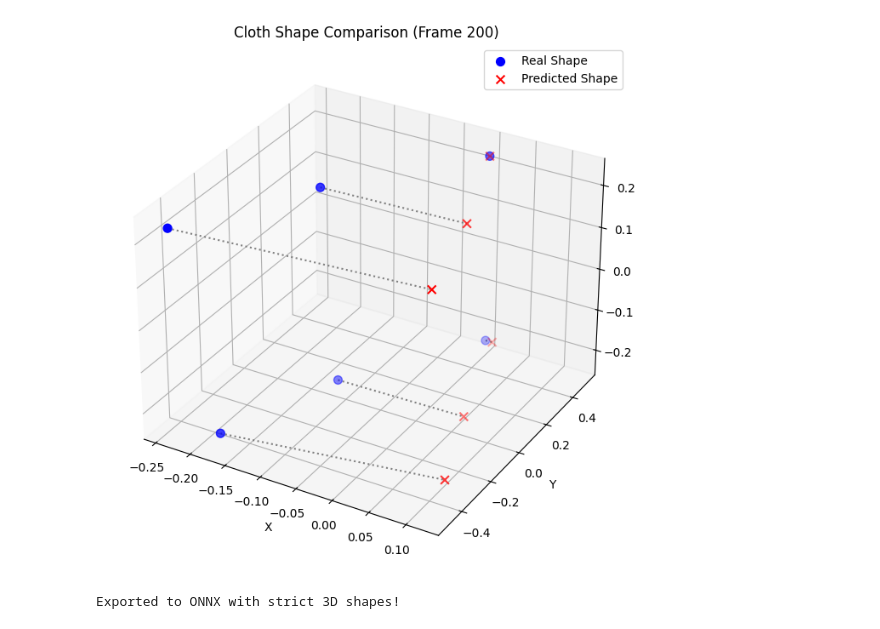
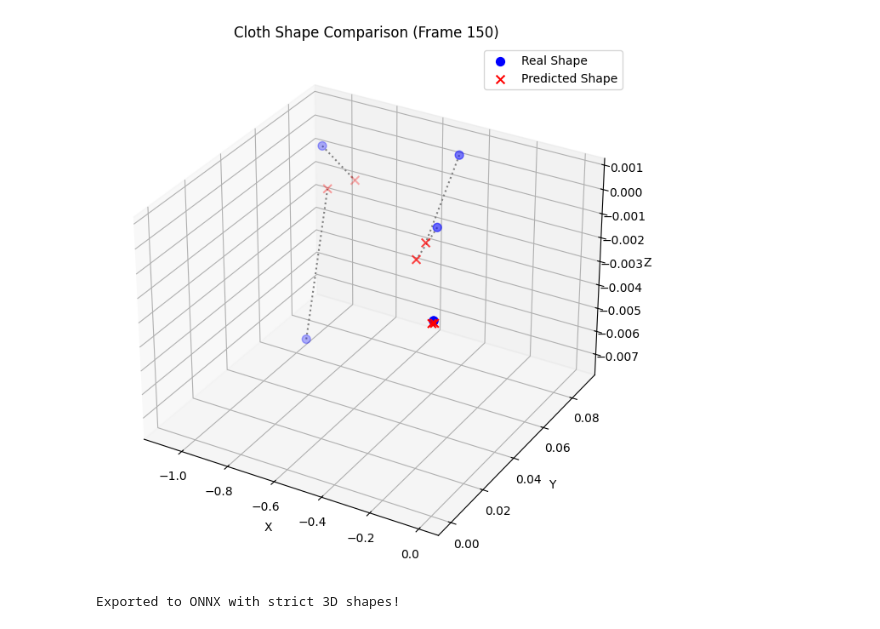
Before and after one commit to mikeletzu/TFG_FisicaOptim, a Jupyter notebook: Entrenamiento/verificacion.ipynb, the cells around one changed output. Cells and saved outputs as stored; diff of their text form; code cells hidden in the pictures.

```diff
--- a/Entrenamiento/verificacion.ipynb
+++ b/Entrenamiento/verificacion.ipynb
@@ -116,8 +116,8 @@ tensor([[[ 1.9761e-01,  4.0412e-02, -2.2512e-01,  1.2261e+00],
 import torch.nn as nn
 import torch.nn.functional as F #acceso rapido a funciones
 import torch.utils.data as data #cargar y manejar el training data
-
-class MyModule(nn.Module):
+"""
+class MyModule(nn.Module): # Versión base # Si se vuelve a poner esto hay que cambiar abajo la entrada del modelo a 4, 64 o lo que sea (neuronas), 3
 
     def __init__(self, num_inputs, num_hidden, num_outputs):
         super().__init__()
@@ -135,8 +135,46 @@ class MyModule(nn.Module):
         #print(x)
         return x
 
+class MyModule(nn.Module): # Versión más grande
+    def __init__(self, num_verts, num_feats):
+        super().__init__()
+        self.net = nn.Sequential(
+            nn.Linear(num_verts * num_feats, 256),
+            nn.ReLU(),
+            nn.Linear(256, 256),
+            nn.ReLU(),
+            nn.Linear(256, num_verts * 3) # Predice x,y,z para todos los vértices
+        )
+    def forward(self, x):
+        # x llega como (Batch, Vértices, Features) -> (Batch, 6, 4)
+        # Lo aplanamos para que sea (Batch, 24)
+        x = x.view(x.size(0), -1)
+        x = self.net(x)
+        # Devolvemos la forma original (Batch, 6, 3) para que el Loss funcione igual
+        return x.view(x.size(0), -1, 3)
     #backward se hace automaticamente, podriamos definirla tmbn
+ """
+class MyModule(nn.Module): # Versión mega grande
+    def __init__(self, num_verts=6, num_feats=4):
+        super().__init__()
+        self.input_dim = num_verts * num_feats
+        self.output_dim = num_verts * 3
 
+        self.net = nn.Sequential(
+            nn.Linear(self.input_dim, 1024),
+            nn.LeakyReLU(0.2), # RELU pero evita neuronas completamente muertas - paper triangle meshes
+            nn.Linear(1024, 1024),
+            nn.LeakyReLU(0.2),
+            nn.Linear(1024, 1024),
+            nn.LeakyReLU(0.2),
+            nn.Linear(1024, self.output_dim)
+        )
+
+    def forward(self, x):
+        # x shape: (Batch, 6, 4)
+        x = x.view(x.size(0), -1)
+        x = self.net(x)
+        return x.view(x.size(0), -1, 3) # Output: (Batch, 6, 3)
 #tmbn clases DataSet y DataLoader
 
 # definir modelo, loss function y optimizer
@@ -383,37 +422,37 @@ plt.show()
 # %%
 # Choose a random frame from your test set to visualize
-frame_idx = 200 # Change this to look at different moments
+frame_idx = 150# Change this to look at different moments
 num_vertices = targets_pos_np.shape[1]
 
 real_frame = targets_pos_np[frame_idx] # Shape: (Vertices, 3)
 pred_frame = preds_pos_np[frame_idx]   # Shape: (Vertices, 3)
 
 fig = plt.figure(figsize=(10, 8))
 ax = fig.add_subplot(111, projection='3d')
 
 # Extract X, Y, Z for Real positions
 rx, ry, rz = real_frame[:, 0], real_frame[:, 1], real_frame[:, 2]
 # Extract X, Y, Z for Predicted positions
 px, py, pz = pred_frame[:, 0], pred_frame[:, 1], pred_frame[:, 2]
 
 # Plot the real cloth vertices in Blue
 ax.scatter(rx, ry, rz, c='blue', label='Real Shape', s=50, marker='o')
 
 # Plot the predicted cloth vertices in Red
 ax.scatter(px, py, pz, c='red', label='Predicted Shape', s=50, marker='x')
 
 # Draw lines connecting the predicted vertex to the real vertex to show the error
 for i in range(num_vertices):
     ax.plot([rx[i], px[i]], [ry[i], py[i]], [rz[i], pz[i]], color='gray', linestyle='dotted')
 
 ax.set_title(f'Cloth Shape Comparison (Frame {frame_idx})')
 ax.set_xlabel('X')
 ax.set_ylabel('Y')
 ax.set_zlabel('Z')
 ax.legend()
 plt.show()
 # %% [output]
-[figure, old version]
+[figure, new version]
 # %%
 import torch
 import sys
```
Also changed, not shown: parts of 5 cells of this notebook, 20 other files.
